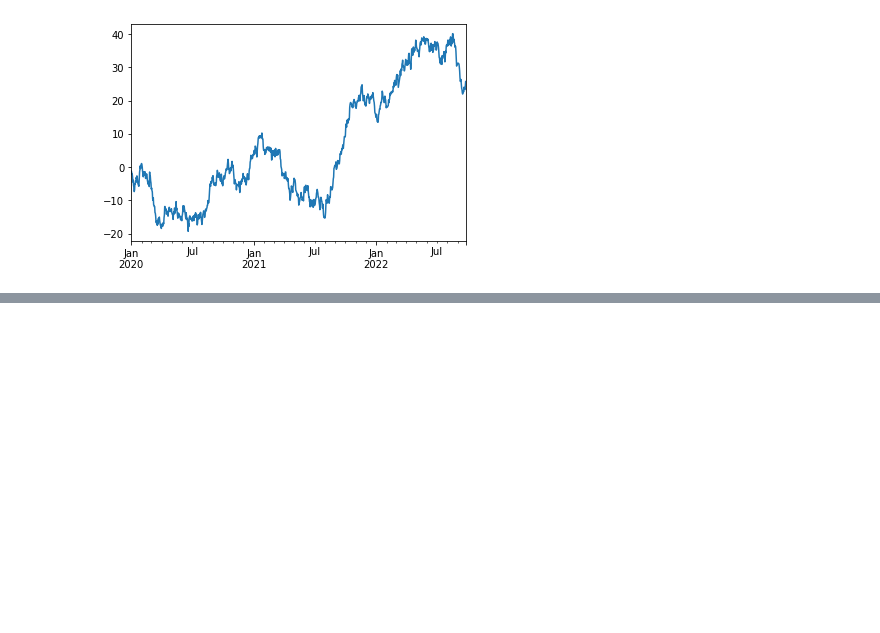
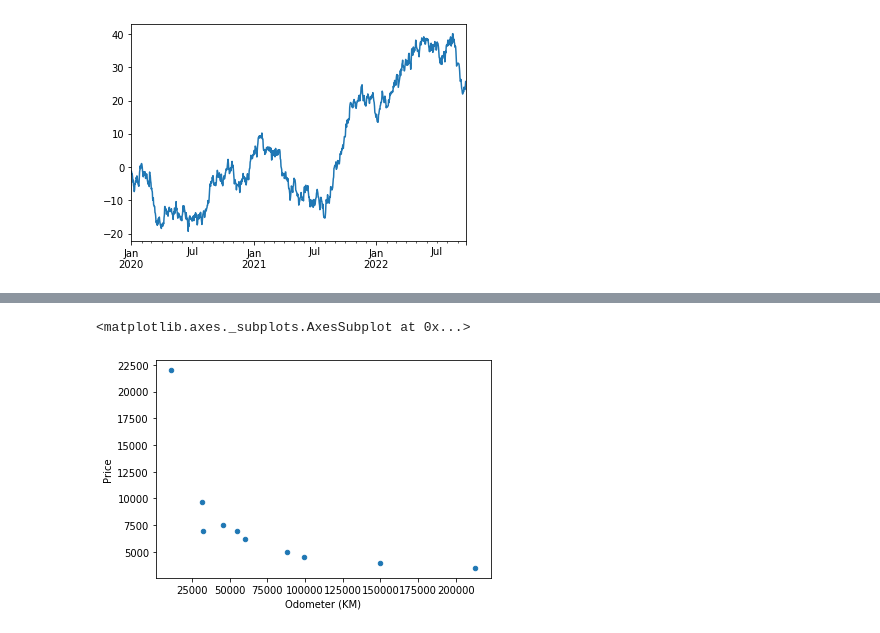
Before and after one commit to josecesparza/data-science-practices, a Jupyter notebook: Introduction to Matplotlib.ipynb, the cells around one changed output, grey strips where cells are left out. Drawn from its saved outputs; the diff is of its cells as text; code cells hidden in the pictures; blank space fills up the shorter version.

```diff
--- a/Introduction to Matplotlib.ipynb
+++ b/Introduction to Matplotlib.ipynb
@@ -195,0 +267,11 @@ ts.plot()
+# %%
+# Reassign price column to int
+car_sales["Price"] = car_sales["Price"].astype(int)
+
+# Plot scatter plot with price column as numeric
+car_sales.plot(x="Odometer (KM)",
+              y="Price",
+              kind="scatter")
+# %% [output]
+<matplotlib.axes._subplots.AxesSubplot at 0x...>
+[figure, added]
```
Also changed, not shown: parts of 6 cells of this notebook.
